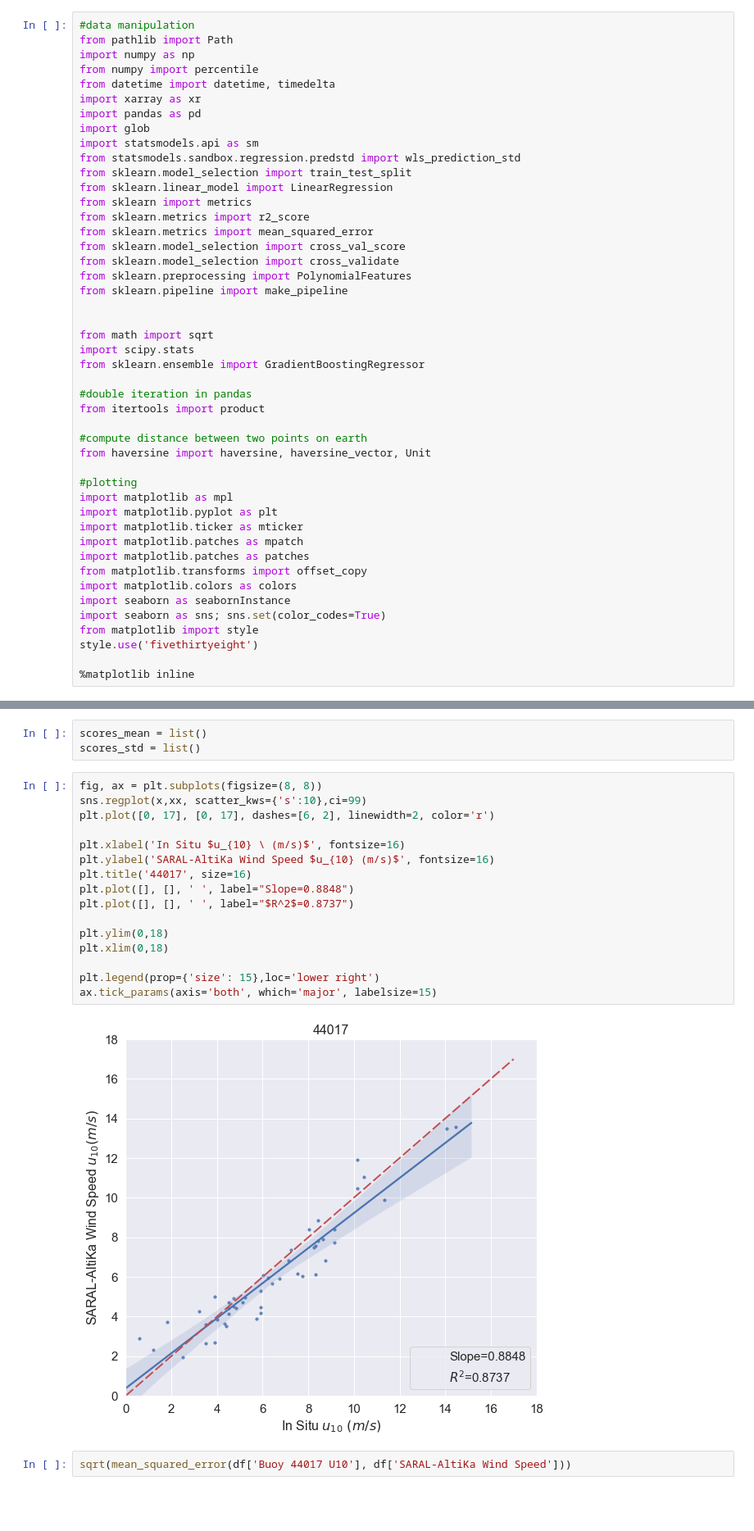
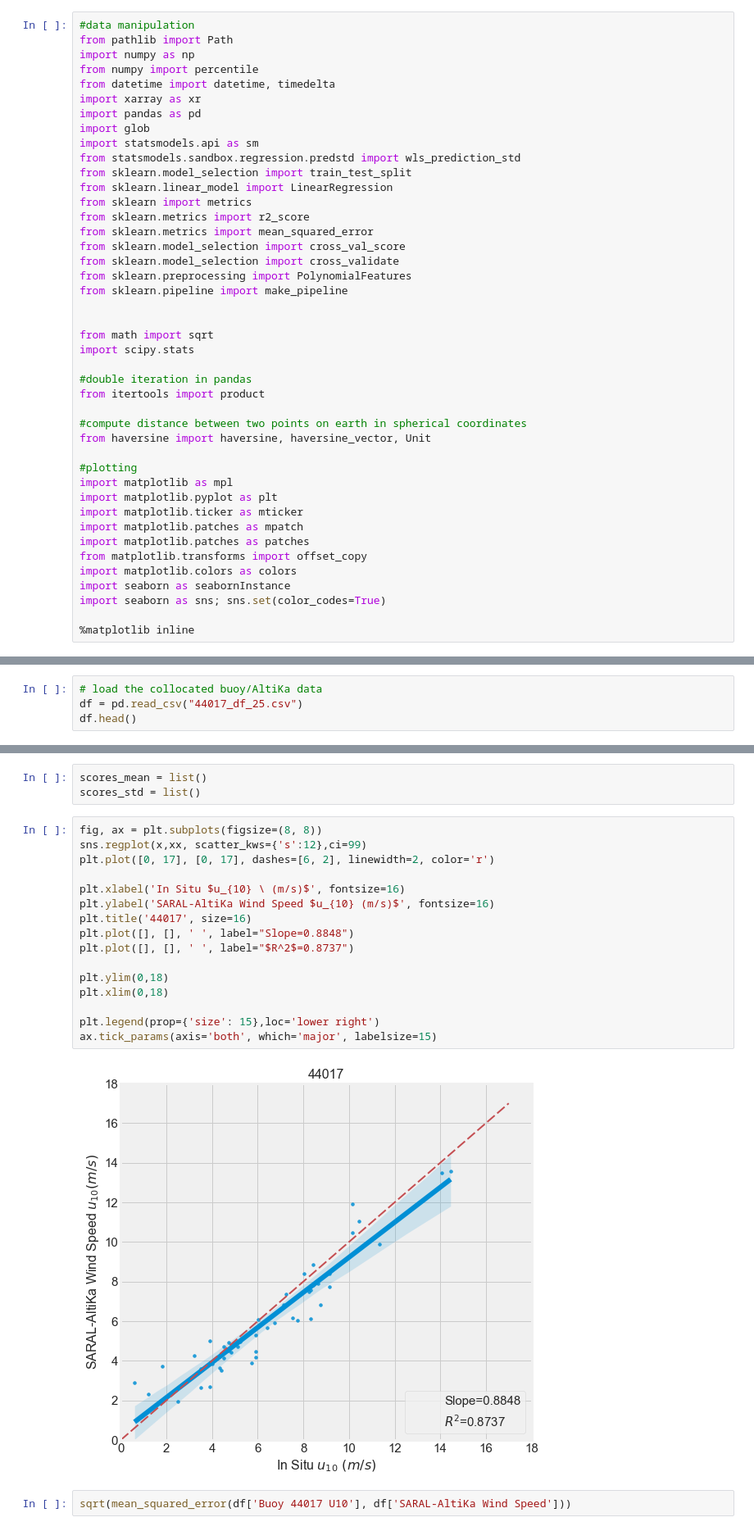
Before and after one commit to New-England-Offshore-Wind-Energy/Remote-Sensing-2021, a Jupyter notebook: 44017_25.ipynb, the cells around one changed output, grey strips where cells are left out. Shown: that part at 82% size. Drawn from its saved outputs; the diff is of its cells as text; blank space fills up the shorter version.

```diff
--- a/44017_25.ipynb
+++ b/44017_25.ipynb
@@ -22,12 +22,11 @@ from sklearn.pipeline import make_pipeline
 
 from math import sqrt
 import scipy.stats
-from sklearn.ensemble import GradientBoostingRegressor
 
 #double iteration in pandas
 from itertools import product
 
-#compute distance between two points on earth
+#compute distance between two points on earth in spherical coordinates
 from haversine import haversine, haversine_vector, Unit
 
 #plotting
@@ -40,8 +39,6 @@ from matplotlib.transforms import offset_copy
 import matplotlib.colors as colors
 import seaborn as seabornInstance
 import seaborn as sns; sns.set(color_codes=True)
-from matplotlib import style
-style.use('fivethirtyeight')
 
 %matplotlib inline
 # %%
@@ -273,0 +258,4 @@ df.to_csv('C:\\Users\\User123\\Documents\\44017_df_25.csv')
+# %%
+# load the collocated buoy/AltiKa data
+df = pd.read_csv("44017_df_25.csv")
+df.head()
@@ -306,22 +301,22 @@ scores_mean = list()
 scores_std = list()
 # %%
 fig, ax = plt.subplots(figsize=(8, 8))
-sns.regplot(x,xx, scatter_kws={'s':10},ci=99)
+sns.regplot(x,xx, scatter_kws={'s':12},ci=99)
 plt.plot([0, 17], [0, 17], dashes=[6, 2], linewidth=2, color='r')
 
 plt.xlabel('In Situ $u_{10} \ (m/s)$', fontsize=16)
 plt.ylabel('SARAL-AltiKa Wind Speed $u_{10} (m/s)$', fontsize=16)
 plt.title('44017', size=16)
 plt.plot([], [], ' ', label="Slope=0.8848")
 plt.plot([], [], ' ', label="$R^2$=0.8737")
 
 plt.ylim(0,18)
 plt.xlim(0,18)
 
 plt.legend(prop={'size': 15},loc='lower right')
 ax.tick_params(axis='both', which='major', labelsize=15)
 # %% [output]
-[figure, old version]
+[figure, new version]
 # %%
 sqrt(mean_squared_error(df['Buoy 44017 U10'], df['SARAL-AltiKa Wind Speed']))
 # %% [output]
```
Also changed, not shown: parts of 26 cells of this notebook, 5 other files.
